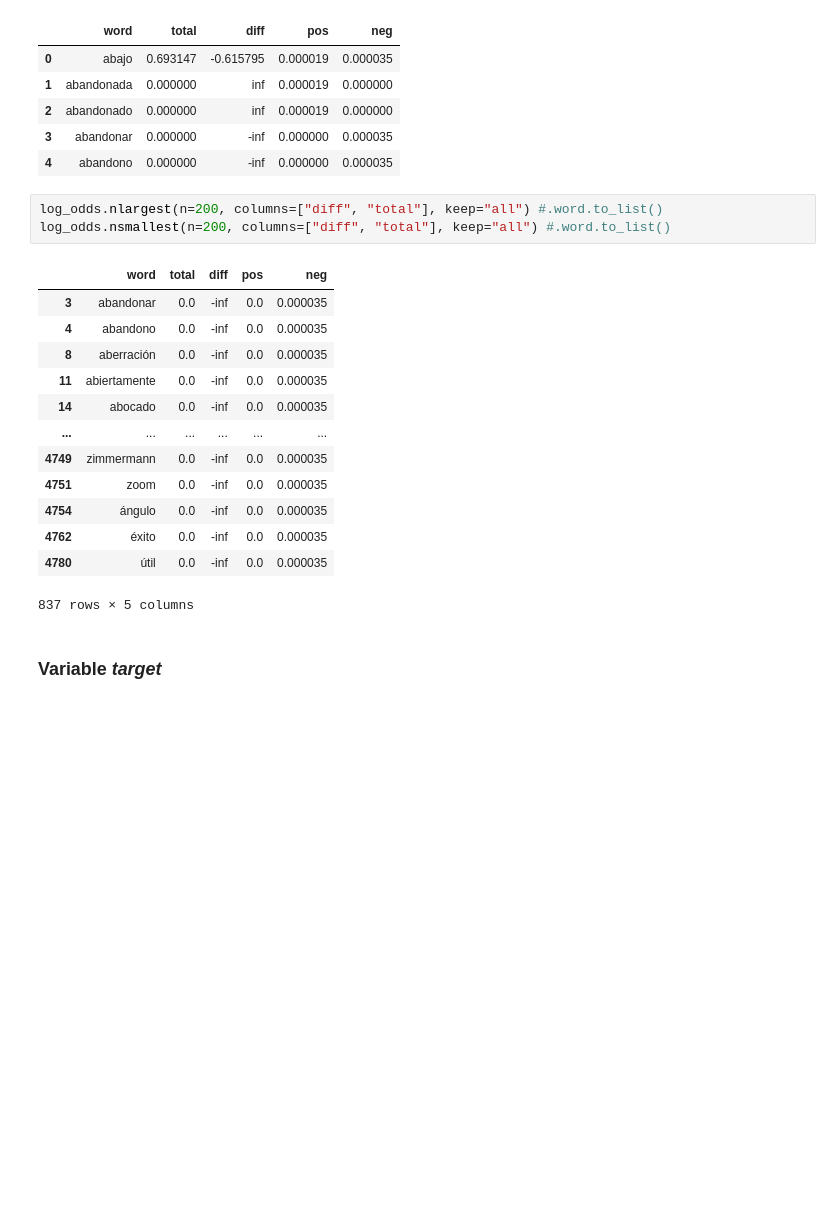
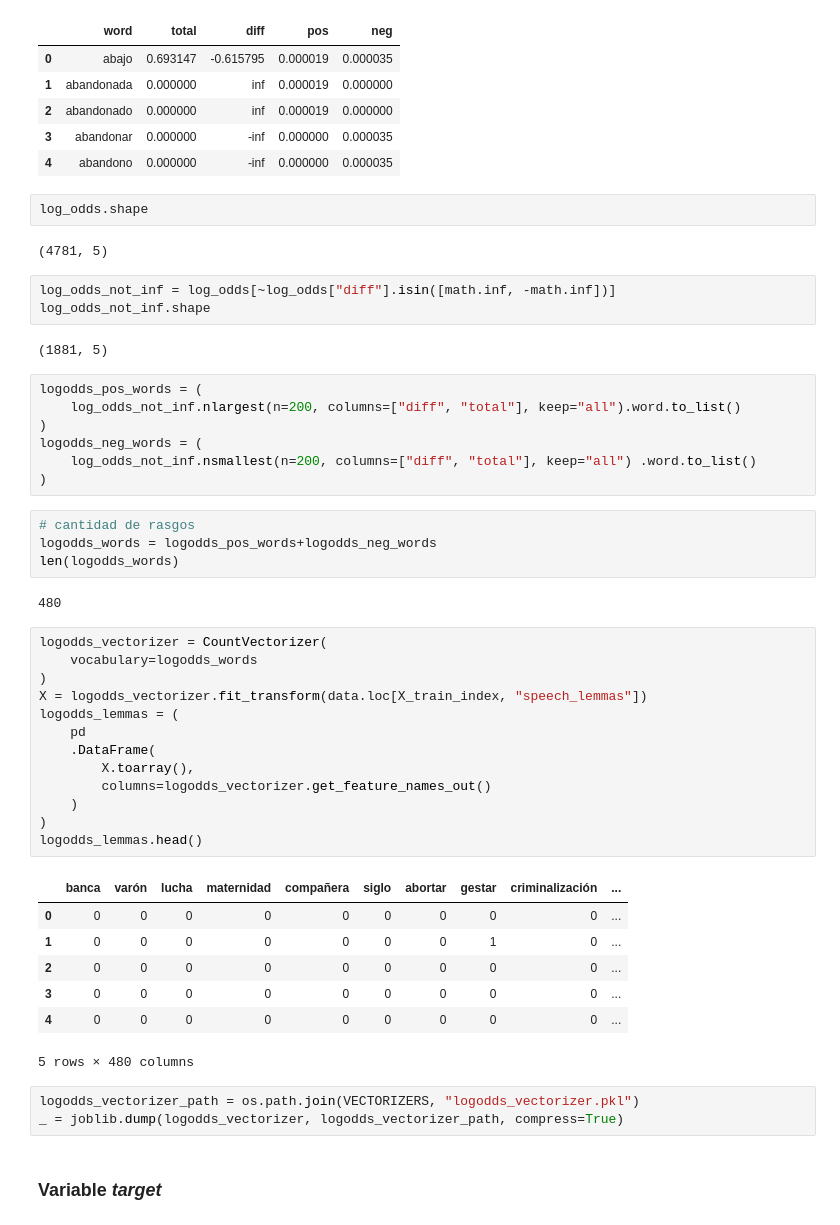
Before and after one commit to macfernandez/eddc-specialization-project, a Jupyter notebook: notebooks/06-datasets-building.ipynb, the cells around one changed output. Drawn from its saved outputs; the diff is of its cells as text; blank space fills up the shorter version.

```diff
--- a/notebooks/06-datasets-building.ipynb
+++ b/notebooks/06-datasets-building.ipynb
@@ -148,23 +188,52 @@ log_odds.head()
 | 2 | abandonado | 0.000000 | inf | 0.000019 | 0.000000 |
 | 3 | abandonar | 0.000000 | -inf | 0.000000 | 0.000035 |
 | 4 | abandono | 0.000000 | -inf | 0.000000 | 0.000035 |
+# %%
+log_odds.shape
+# %% [output]
+(4781, 5)
+# %%
+log_odds_not_inf = log_odds[~log_odds["diff"].isin([math.inf, -math.inf])]
+log_odds_not_inf.shape
+# %% [output]
+(1881, 5)
 # %%
-log_odds.nlargest(n=200, columns=["diff", "total"], keep="all") #.word.to_list()
-log_odds.nsmallest(n=200, columns=["diff", "total"], keep="all") #.word.to_list()
+logodds_pos_words = (
+    log_odds_not_inf.nlargest(n=200, columns=["diff", "total"], keep="all").word.to_list()
+)
+logodds_neg_words = (
+    log_odds_not_inf.nsmallest(n=200, columns=["diff", "total"], keep="all") .word.to_list()
+)
-# %% [output]
-|  | word | total | diff | pos | neg |
-| 3 | abandonar | 0.0 | -inf | 0.0 | 0.000035 |
-| 4 | abandono | 0.0 | -inf | 0.0 | 0.000035 |
-| 8 | aberración | 0.0 | -inf | 0.0 | 0.000035 |
-| 11 | abiertamente | 0.0 | -inf | 0.0 | 0.000035 |
-| 14 | abocado | 0.0 | -inf | 0.0 | 0.000035 |
-| ... | ... | ... | ... | ... | ... |
-| 4749 | zimmermann | 0.0 | -inf | 0.0 | 0.000035 |
-| 4751 | zoom | 0.0 | -inf | 0.0 | 0.000035 |
-| 4754 | ángulo | 0.0 | -inf | 0.0 | 0.000035 |
-| 4762 | éxito | 0.0 | -inf | 0.0 | 0.000035 |
-| 4780 | útil | 0.0 | -inf | 0.0 | 0.000035 |
-837 rows × 5 columns
+# %%
+# cantidad de rasgos
+logodds_words = logodds_pos_words+logodds_neg_words
+len(logodds_words)
+# %% [output]
+480
+# %%
+logodds_vectorizer = CountVectorizer(
+    vocabulary=logodds_words
+)
+X = logodds_vectorizer.fit_transform(data.loc[X_train_index, "speech_lemmas"])
+logodds_lemmas = (
+    pd
+    .DataFrame(
+        X.toarray(),
+        columns=logodds_vectorizer.get_feature_names_out()
+    )
+)
+logodds_lemmas.head()
+# %% [output]
+|  | banca | varón | lucha | maternidad | compañera | siglo | abortar | gestar | criminalización | ... |
+| 0 | 0 | 0 | 0 | 0 | 0 | 0 | 0 | 0 | 0 | ... |
+| 1 | 0 | 0 | 0 | 0 | 0 | 0 | 0 | 1 | 0 | ... |
+| 2 | 0 | 0 | 0 | 0 | 0 | 0 | 0 | 0 | 0 | ... |
+| 3 | 0 | 0 | 0 | 0 | 0 | 0 | 0 | 0 | 0 | ... |
+| 4 | 0 | 0 | 0 | 0 | 0 | 0 | 0 | 0 | 0 | ... |
+5 rows × 480 columns
+# %%
+logodds_vectorizer_path = os.path.join(VECTORIZERS, "logodds_vectorizer.pkl")
+_ = joblib.dump(logodds_vectorizer, logodds_vectorizer_path, compress=True)
 # %% [markdown]
 ### Variable _target_
 # %%
```
Also changed, not shown: parts of 12 cells of this notebook.
